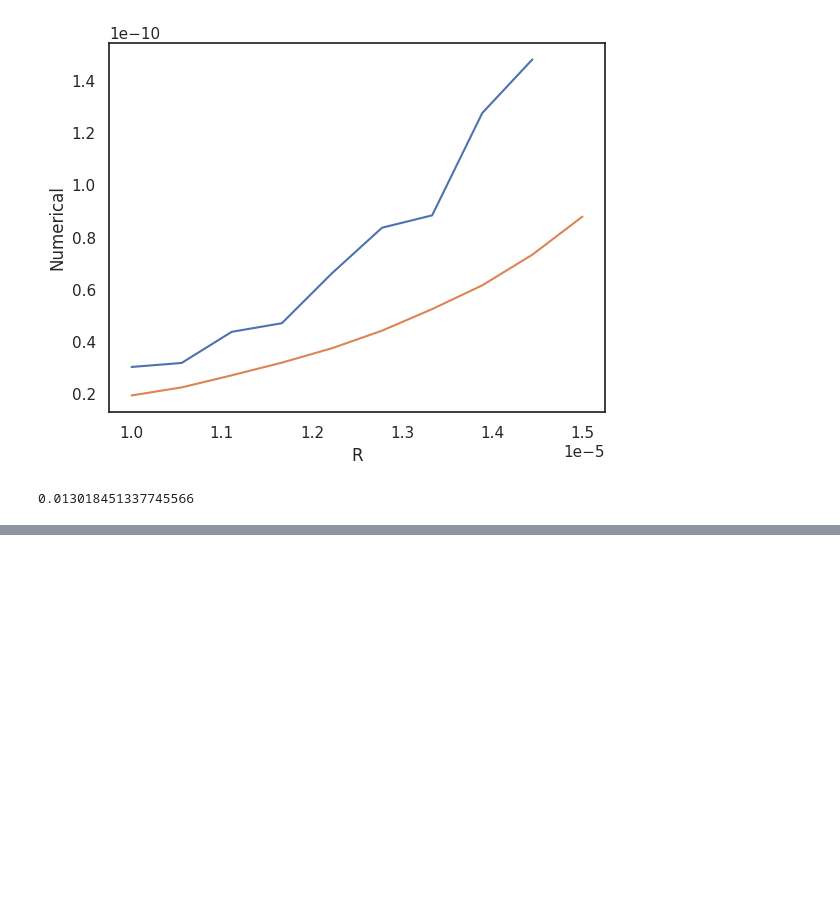
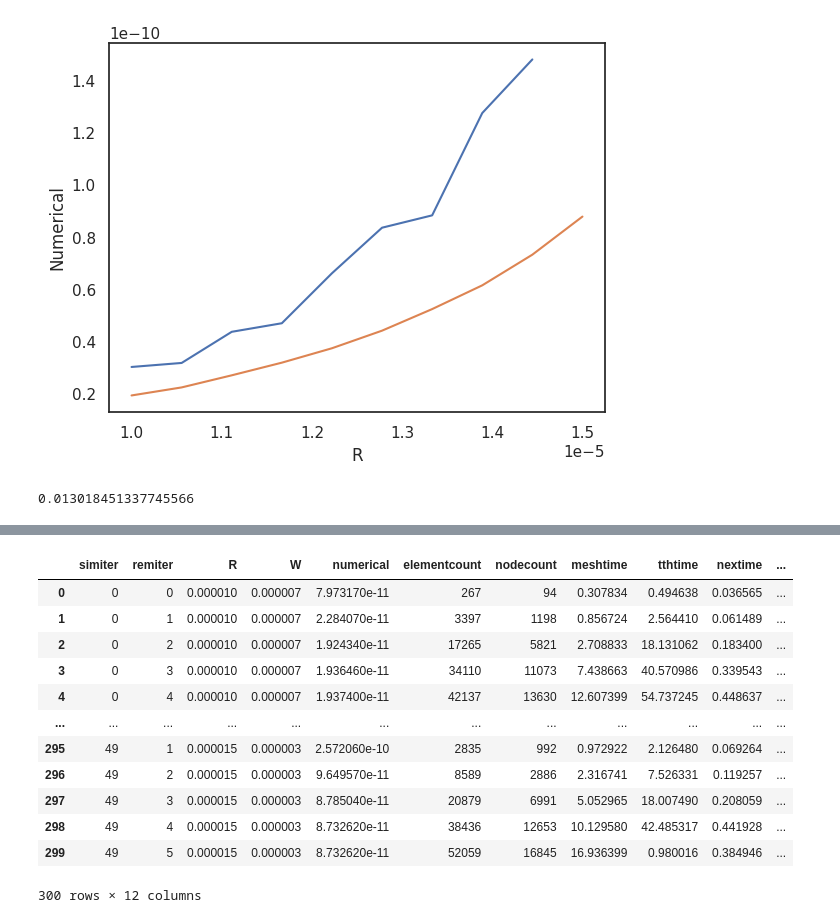
Before and after one commit to 23572027/SkripsieCode, a Jupyter notebook: testfiles/Circle_With_Remeshing/result.ipynb, the cells around one changed output, grey strips where cells are left out. Cells and saved outputs as stored; diff of their text form; code cells hidden in the pictures; blank space fills up the shorter version.

```diff
--- a/testfiles/Circle_With_Remeshing/result.ipynb
+++ b/testfiles/Circle_With_Remeshing/result.ipynb
@@ -257,0 +263,16 @@ bl["R"].to_numpy()
+# %%
+res
+# %% [output]
+|  | simiter | remiter | R | W | numerical | elementcount | nodecount | meshtime | tthtime | nextime | ... |
+| 0 | 0 | 0 | 0.000010 | 0.000007 | 7.973170e-11 | 267 | 94 | 0.307834 | 0.494638 | 0.036565 | ... |
+| 1 | 0 | 1 | 0.000010 | 0.000007 | 2.284070e-11 | 3397 | 1198 | 0.856724 | 2.564410 | 0.061489 | ... |
+| 2 | 0 | 2 | 0.000010 | 0.000007 | 1.924340e-11 | 17265 | 5821 | 2.708833 | 18.131062 | 0.183400 | ... |
+| 3 | 0 | 3 | 0.000010 | 0.000007 | 1.936460e-11 | 34110 | 11073 | 7.438663 | 40.570986 | 0.339543 | ... |
+| 4 | 0 | 4 | 0.000010 | 0.000007 | 1.937400e-11 | 42137 | 13630 | 12.607399 | 54.737245 | 0.448637 | ... |
+| ... | ... | ... | ... | ... | ... | ... | ... | ... | ... | ... | ... |
+| 295 | 49 | 1 | 0.000015 | 0.000003 | 2.572060e-10 | 2835 | 992 | 0.972922 | 2.126480 | 0.069264 | ... |
+| 296 | 49 | 2 | 0.000015 | 0.000003 | 9.649570e-11 | 8589 | 2886 | 2.316741 | 7.526331 | 0.119257 | ... |
+| 297 | 49 | 3 | 0.000015 | 0.000003 | 8.785040e-11 | 20879 | 6991 | 5.052965 | 18.007490 | 0.208059 | ... |
+| 298 | 49 | 4 | 0.000015 | 0.000003 | 8.732620e-11 | 38436 | 12653 | 10.129580 | 42.485317 | 0.441928 | ... |
+| 299 | 49 | 5 | 0.000015 | 0.000003 | 8.732620e-11 | 52059 | 16845 | 16.936399 | 0.980016 | 0.384946 | ... |
+300 rows × 12 columns
```
Also changed, not shown: parts of 2 cells of this notebook, 32 other files.
